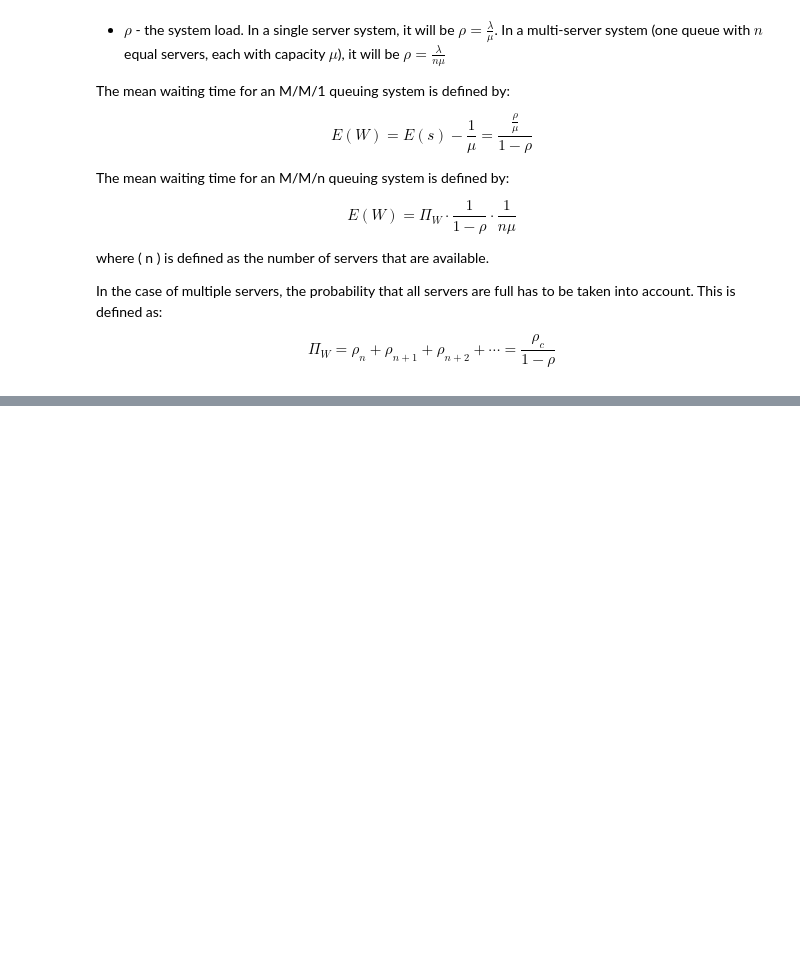
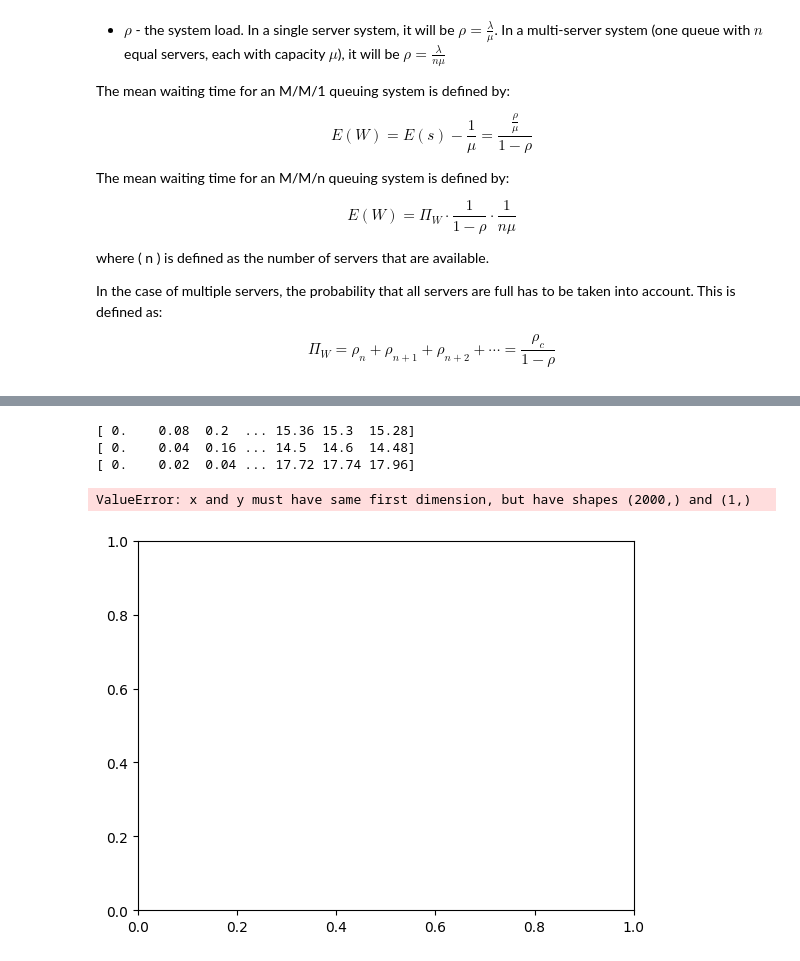
Before and after one commit to brkoedijk/Stoch_Sim_As2, a Jupyter notebook: assignment2.ipynb, the cells around one changed output, grey strips where cells are left out. Drawn from its saved outputs; the diff is of its cells as text; code cells hidden in the pictures; blank space fills up the shorter version.

```diff
--- a/assignment2.ipynb
+++ b/assignment2.ipynb
@@ -148,0 +193,50 @@ Result is statistically significant and we can reject H0
+# %%
+# Compute average queue length and confidence intervals for each time step
+import numpy as np
+
+plot_data = {}
+for n in servers:
+    # Align data to the same length (truncate longer runs to the shortest run time)
+    min_length = min(len(run) for run in queue_length[n])
+    aligned_data = [run[:min_length] for run in queue_length[n]]
+    timestamps = time_data[n][0][:min_length]  # Use timestamps from the first simulation
+
+    # Compute averages and confidence intervals
+    averages = np.mean(aligned_data, axis=0)
+    print(averages)
+    ci_lower = averages - 1.96 * np.std(aligned_data, axis=0) / np.sqrt(len(aligned_data))
+    ci_upper = averages + 1.96 * np.std(aligned_data, axis=0) / np.sqrt(len(aligned_data))
+
+    #averages, ci_lower, ci_upper = confidence_interval(results[n])
+    plot_data[n] = {
+        "timestamps": timestamps,
+        "averages": averages,
+        "ci_lower": ci_lower,
+        "ci_upper": ci_upper
+    }
+# %% [output]
+[ 0.    0.08  0.2  ... 15.36 15.3  15.28]
+[ 0.    0.04  0.16 ... 14.5  14.6  14.48]
+[ 0.    0.02  0.04 ... 17.72 17.74 17.96]
+# %%
+import matplotlib.pyplot as plt
+
+# Plot queue lengths over time
+for n in servers:
+    timestamps = plot_data[n]["timestamps"]
+    averages = plot_data[n]["averages"]
+    ci_lower = plot_data[n]["ci_lower"]
+    ci_upper = plot_data[n]["ci_upper"]
+
+    plt.plot(timestamps, averages, label=f'n={n}')
+    plt.fill_between(timestamps, ci_lower, ci_upper, alpha=0.2)
+
+plt.title("Average Queue Length Over Time")
+plt.xlabel("Time")
+plt.ylabel("Average Queue Length")
+plt.legend()
+plt.grid(True, linestyle='--', alpha=0.7)
+plt.show()
+# %% [output]
+ValueError: x and y must have same first dimension, but have shapes (2000,) and (1,)
+[figure, added]
```
Also changed, not shown: parts of 4 cells of this notebook.
